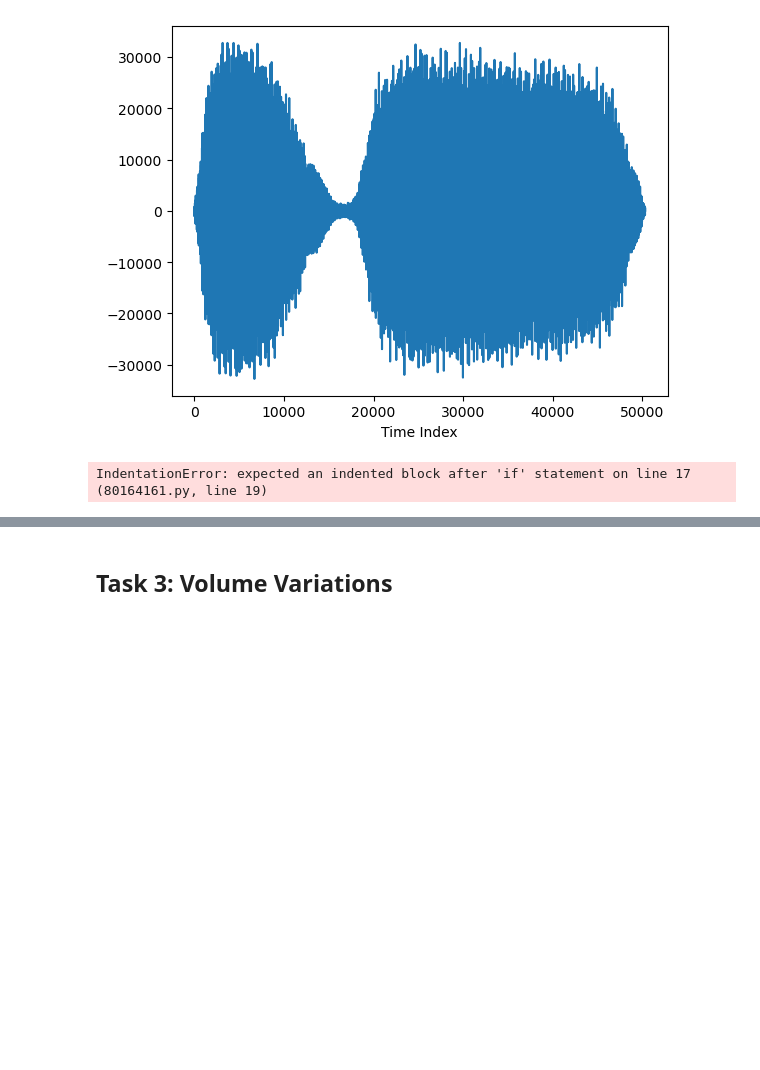
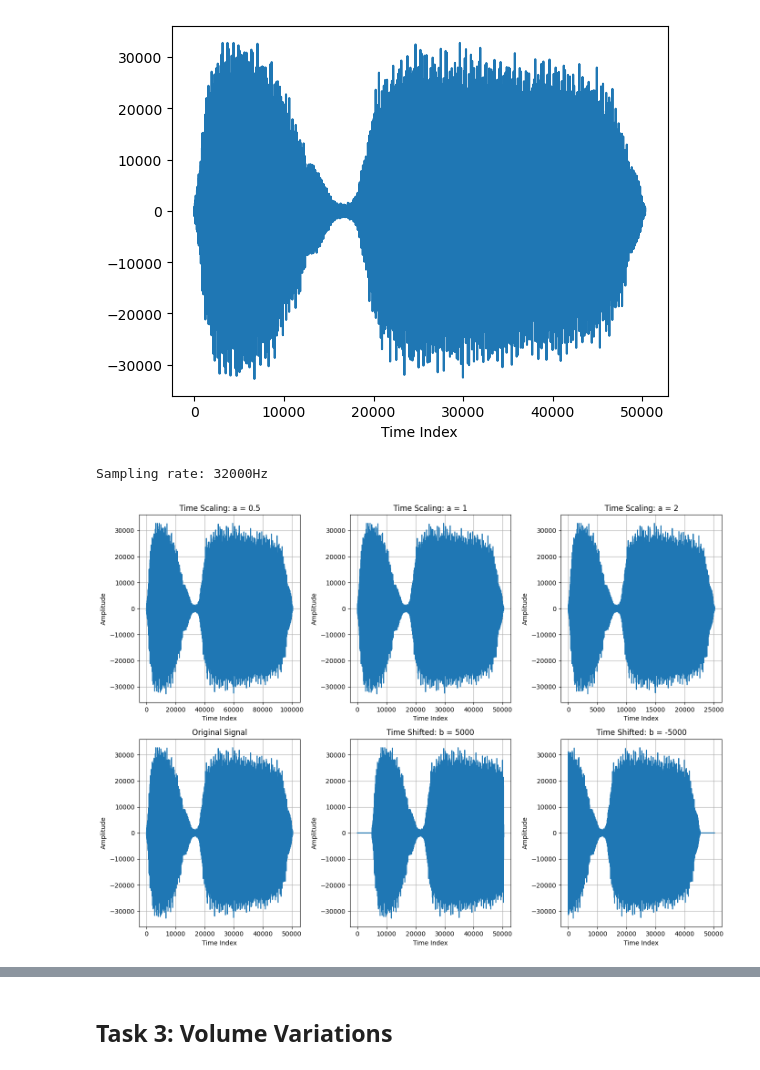
Before and after one commit to tonyechen/TECHIN_513, a Jupyter notebook: lab1/Lab1_Template.ipynb, the cells around one changed output, grey strips where cells are left out. Drawn from its saved outputs; the diff is of its cells as text; code cells hidden in the pictures; blank space fills up the shorter version.

```diff
--- a/lab1/Lab1_Template.ipynb
+++ b/lab1/Lab1_Template.ipynb
@@ -241,18 +241,25 @@ def time_scale(signal, a, fs):
     """
     n = np.arange(len(signal))  # Original time indices
 
-    if a > 1: # signal compression
-        # your code here
-    elif a < 1 and a > 0: # signal expansion
-        # your code here
+    if a > 1:  # signal compression
+        # Compress the signal: sample every a-th point
+        new_indices = np.arange(0, len(signal), a)
+        transformed_signal = signal[new_indices.astype(int)]
+
+    elif a < 1 and a > 0:  # signal expansion
+        # Expand the signal: interpolate between samples
+        old_indices = np.arange(len(signal))
+        new_length = int(len(signal) / a)
+        new_indices = np.linspace(0, len(signal) - 1, new_length)
+        transformed_signal = np.interp(new_indices, old_indices, signal)
+
     elif a == 1:
         transformed_signal = signal
     else:
         print("Invalid choice of a")
+        transformed_signal = signal
 
     return transformed_signal
-# %% [output]
-IndentationError: expected an indented block after 'if' statement on line 17 (80164161.py, line 19)
 # %%
 # your code goes here
 
@@ -321,3 +328,58 @@ def time_shift(signal, b):
         transformed_signal[b:] = 0  # Zero-pad the end
 
     return transformed_signal
+# %%
+import numpy as np
+import matplotlib.pyplot as plt
+from scipy.io import wavfile
+import IPython.display as ipd
+
+fs1, w = wavfile.read('train32.wav')
+print('Sampling rate: ' + str(fs1) + 'Hz')
+
+# Visualization code
+a_values = [0.5, 1, 2]  # expansion, original, compression
+b_value = 5000  # example shift value
+
+plt.figure(figsize=(14, 10))
+
+# Time scaling comparisons
+for i, a in enumerate(a_values, 1):
+    transformed = time_scale(w, a, fs1)
+
+    plt.subplot(2, 3, i)
+    plt.plot(np.arange(len(transformed)), transformed)
+    plt.xlabel('Time Index')
+    plt.ylabel('Amplitude')
+    plt.title(f'Time Scaling: a = {a}')
+    plt.grid(True)
+
+# Time shifting examples
+plt.subplot(2, 3, 4)
+plt.plot(np.arange(len(w)), w)
+plt.xlabel('Time Index')
+plt.ylabel('Amplitude')
+plt.title('Original Signal')
+plt.grid(True)
+
+plt.subplot(2, 3, 5)
+shifted = time_shift(w, b_value)
+plt.plot(np.arange(len(shifted)), shifted)
+plt.xlabel('Time Index')
+plt.ylabel('Amplitude')
+plt.title(f'Time Shifted: b = {b_value}')
+plt.grid(True)
+
+plt.subplot(2, 3, 6)
+shifted_neg = time_shift(w, -b_value)
+plt.plot(np.arange(len(shifted_neg)), shifted_neg)
+plt.xlabel('Time Index')
+plt.ylabel('Amplitude')
+plt.title(f'Time Shifted: b = {-b_value}')
+plt.grid(True)
+
+plt.tight_layout()
+plt.show()
+# %% [output]
+Sampling rate: 32000Hz
+[figure, added]
```
Also changed, not shown: parts of 3 cells of this notebook.
